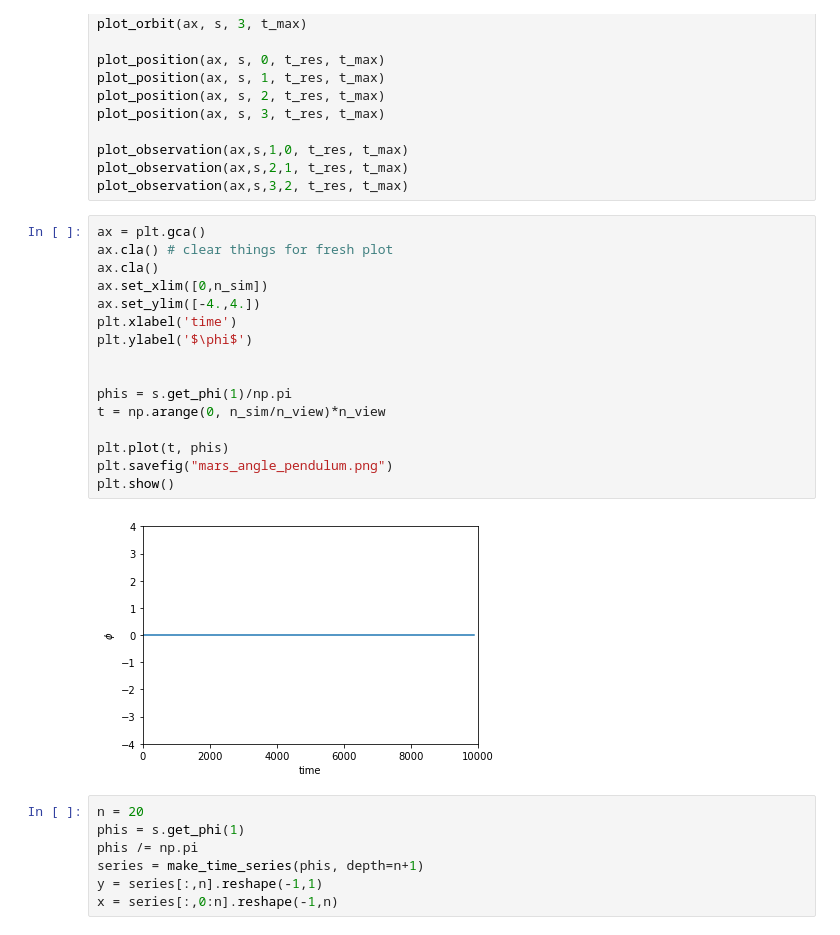
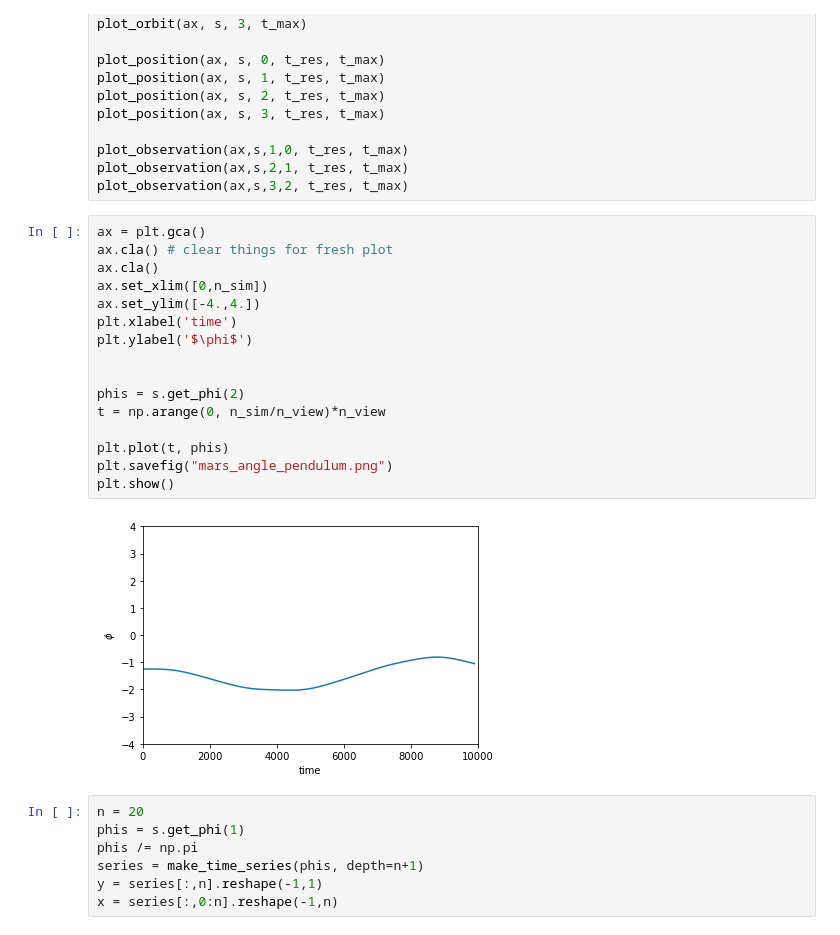
Before and after one commit to yetkinyilmaz/kepler, a Jupyter notebook: notebook.ipynb, the cells around one changed output. Saved outputs shown, nothing was run; the diff lists cells and outputs as text.

```diff
--- a/notebook.ipynb
+++ b/notebook.ipynb
@@ -452,21 +549,21 @@ plot_observation(ax,s,3,2, t_res, t_max)
 # %%
 ax = plt.gca()
 ax.cla() # clear things for fresh plot
 ax.cla()
 ax.set_xlim([0,n_sim])
 ax.set_ylim([-4.,4.])
 plt.xlabel('time')
 plt.ylabel('$\phi$')
 
 
-phis = s.get_phi(1)/np.pi
+phis = s.get_phi(2)
 t = np.arange(0, n_sim/n_view)*n_view
 
 plt.plot(t, phis)
 plt.savefig("mars_angle_pendulum.png")
 plt.show()
 # %% [output]
-[figure, old version]
+[figure, new version]
 # %%
 n = 20
 phis = s.get_phi(1)
```
Also changed, not shown: parts of 3 cells of this notebook, 5 other files.
